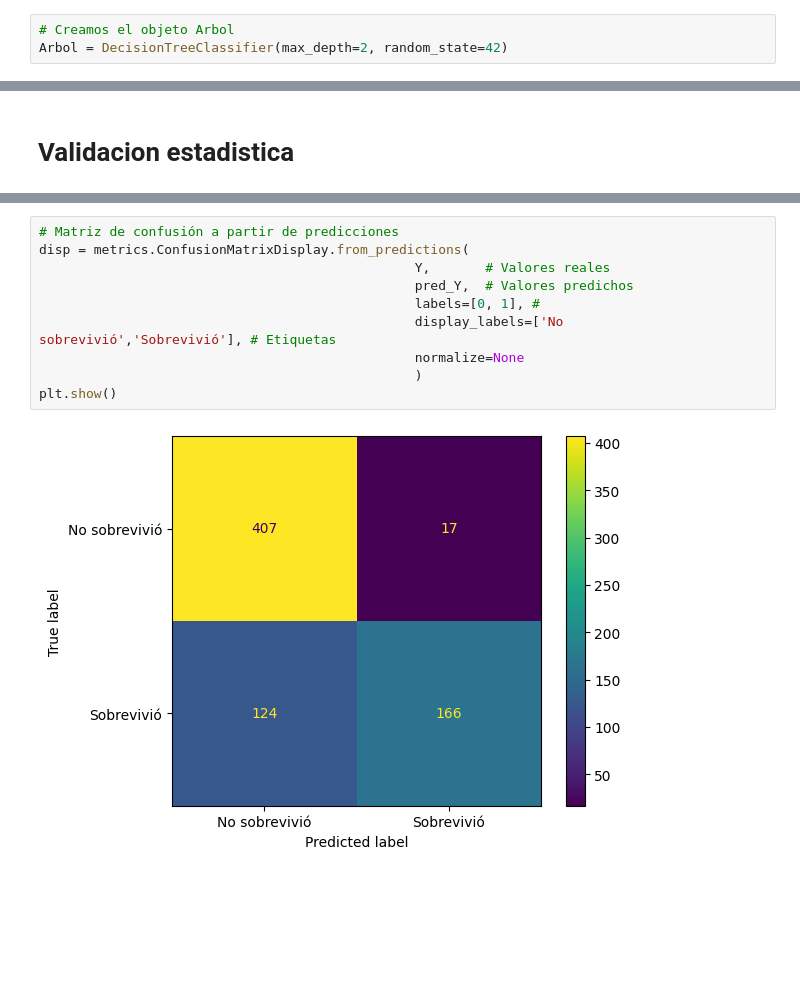
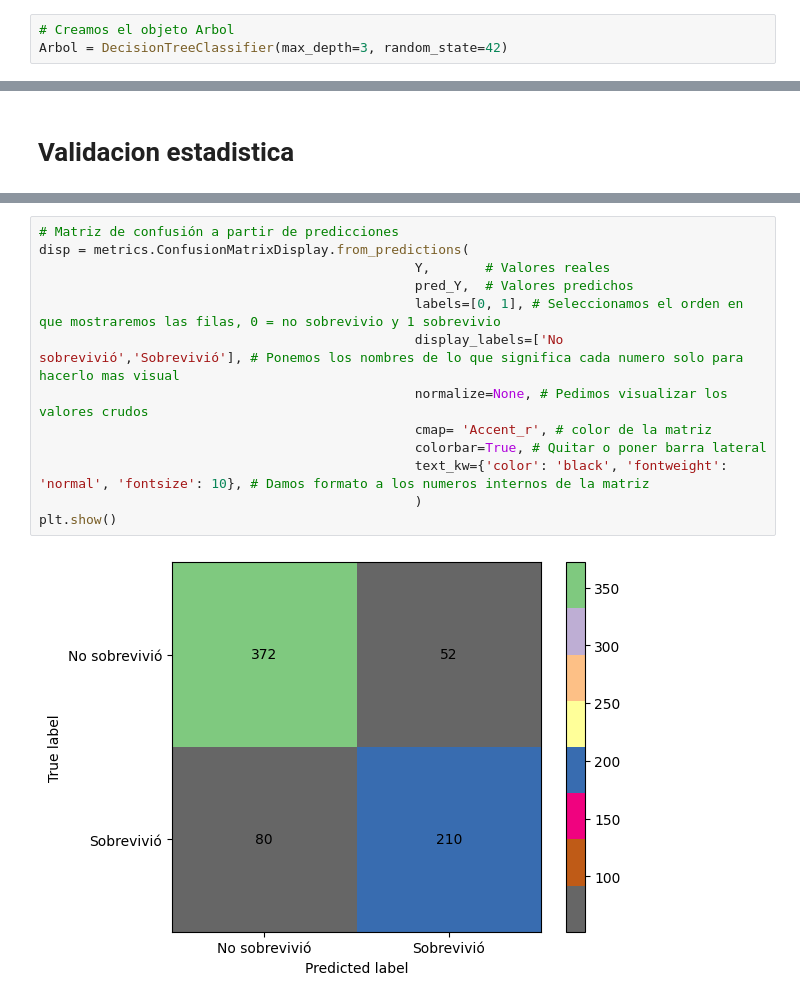
Before and after one commit to mcc-oscar-perez/Python, a Jupyter notebook: Modelo_De_Machine_Learning/Machine_learning_model.ipynb, the cells around one changed output, grey strips where cells are left out. Drawn from its saved outputs; the diff is of its cells as text; blank space fills up the shorter version.

```diff
--- a/Modelo_De_Machine_Learning/Machine_learning_model.ipynb
+++ b/Modelo_De_Machine_Learning/Machine_learning_model.ipynb
@@ -64,7 +64,7 @@ Name: Sobreviviente, dtype: int64
 - **random_state**, indicamos la aleatoriedad de nuestro arbol
 # %%
 # Creamos el objeto Arbol
-Arbol = DecisionTreeClassifier(max_depth=2, random_state=42)
+Arbol = DecisionTreeClassifier(max_depth=3, random_state=42)
 # %%
 # Entrenamos nuestro modelo
 Arbol.fit(X,Y)
@@ -91,12 +92,15 @@ array([[407,  17],
 # %%
 # Matriz de confusión a partir de predicciones
 disp = metrics.ConfusionMatrixDisplay.from_predictions(
                                                 Y,       # Valores reales
                                                 pred_Y,  # Valores predichos
-                                                labels=[0, 1], #
-                                                display_labels=['No sobrevivió','Sobrevivió'], # Etiquetas
-                                                normalize=None
+                                                labels=[0, 1], # Seleccionamos el orden en que mostraremos las filas, 0 = no sobrevivio y 1 sobrevivio
+                                                display_labels=['No sobrevivió','Sobrevivió'], # Ponemos los nombres de lo que significa cada numero solo para hacerlo mas visual
+                                                normalize=None, # Pedimos visualizar los valores crudos
+                                                cmap= 'Accent_r', # color de la matriz
+                                                colorbar=True, # Quitar o poner barra lateral
+                                                text_kw={'color': 'black', 'fontweight': 'normal', 'fontsize': 10}, # Damos formato a los numeros internos de la matriz
                                                 )
 plt.show()
 # %% [output]
-[figure, old version]
+[figure, new version]
```
Also changed, not shown: parts of 12 cells of this notebook.
